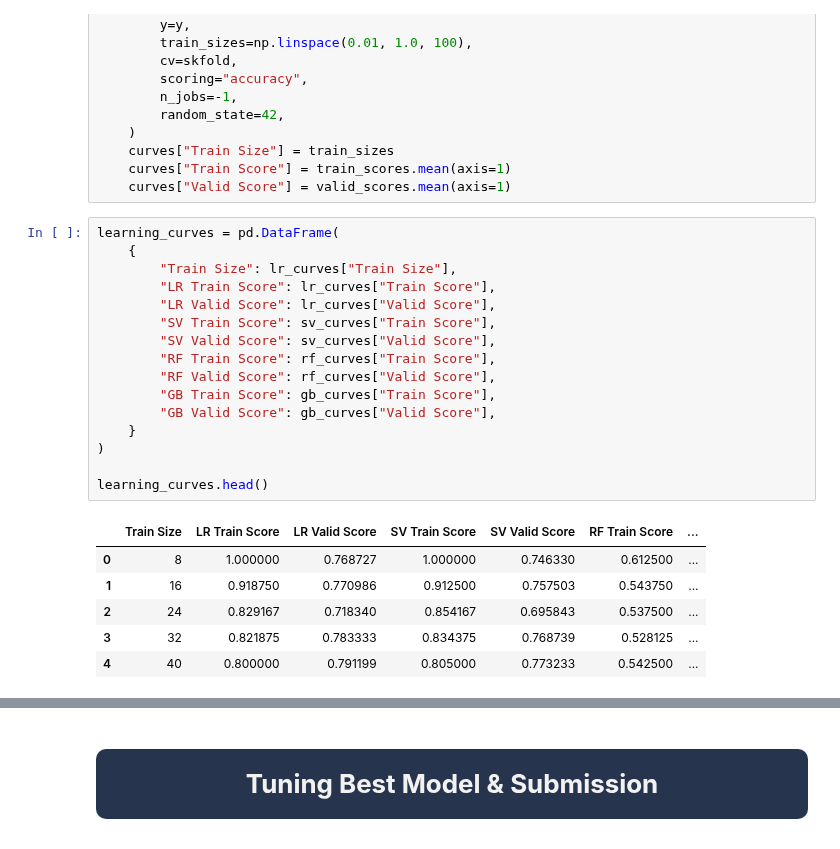
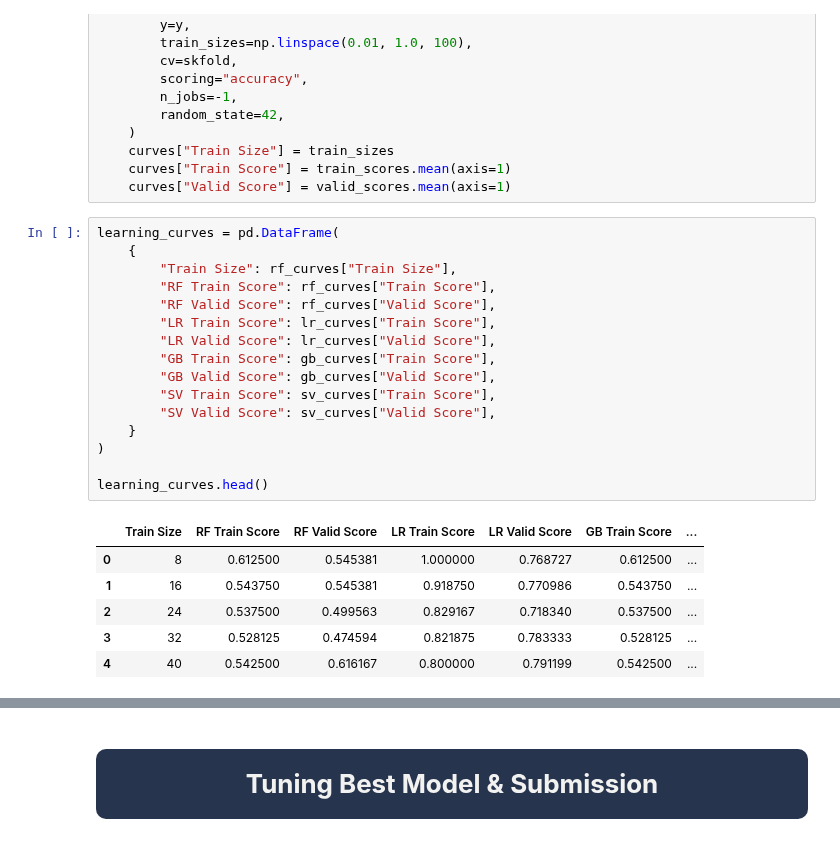
Before and after one commit to mateuszk098/kaggle-notebooks, a Jupyter notebook: kaggle/titanic/titanic_ml.ipynb, the cells around one changed output, grey strips where cells are left out. Saved outputs shown, nothing was run; the diff lists cells and outputs as text.

```diff
--- a/kaggle/titanic/titanic_ml.ipynb
+++ b/kaggle/titanic/titanic_ml.ipynb
@@ -1039,26 +1040,26 @@ for model, curves in zip(
 # %%
 learning_curves = pd.DataFrame(
     {
-        "Train Size": lr_curves["Train Size"],
+        "Train Size": rf_curves["Train Size"],
+        "RF Train Score": rf_curves["Train Score"],
+        "RF Valid Score": rf_curves["Valid Score"],
         "LR Train Score": lr_curves["Train Score"],
         "LR Valid Score": lr_curves["Valid Score"],
+        "GB Train Score": gb_curves["Train Score"],
+        "GB Valid Score": gb_curves["Valid Score"],
         "SV Train Score": sv_curves["Train Score"],
         "SV Valid Score": sv_curves["Valid Score"],
-        "RF Train Score": rf_curves["Train Score"],
-        "RF Valid Score": rf_curves["Valid Score"],
-        "GB Train Score": gb_curves["Train Score"],
-        "GB Valid Score": gb_curves["Valid Score"],
     }
 )
 
 learning_curves.head()
 # %% [output]
-|  | Train Size | LR Train Score | LR Valid Score | SV Train Score | SV Valid Score | RF Train Score | ... |
-| 0 | 8 | 1.000000 | 0.768727 | 1.000000 | 0.746330 | 0.612500 | ... |
-| 1 | 16 | 0.918750 | 0.770986 | 0.912500 | 0.757503 | 0.543750 | ... |
-| 2 | 24 | 0.829167 | 0.718340 | 0.854167 | 0.695843 | 0.537500 | ... |
-| 3 | 32 | 0.821875 | 0.783333 | 0.834375 | 0.768739 | 0.528125 | ... |
-| 4 | 40 | 0.800000 | 0.791199 | 0.805000 | 0.773233 | 0.542500 | ... |
+|  | Train Size | RF Train Score | RF Valid Score | LR Train Score | LR Valid Score | GB Train Score | ... |
+| 0 | 8 | 0.612500 | 0.545381 | 1.000000 | 0.768727 | 0.612500 | ... |
+| 1 | 16 | 0.543750 | 0.545381 | 0.918750 | 0.770986 | 0.543750 | ... |
+| 2 | 24 | 0.537500 | 0.499563 | 0.829167 | 0.718340 | 0.537500 | ... |
+| 3 | 32 | 0.528125 | 0.474594 | 0.821875 | 0.783333 | 0.528125 | ... |
+| 4 | 40 | 0.542500 | 0.616167 | 0.800000 | 0.791199 | 0.542500 | ... |
 # %%
 fig = px.line(
     data_frame=learning_curves,
```
Also changed, not shown: parts of 18 cells of this notebook, 1 other file.
